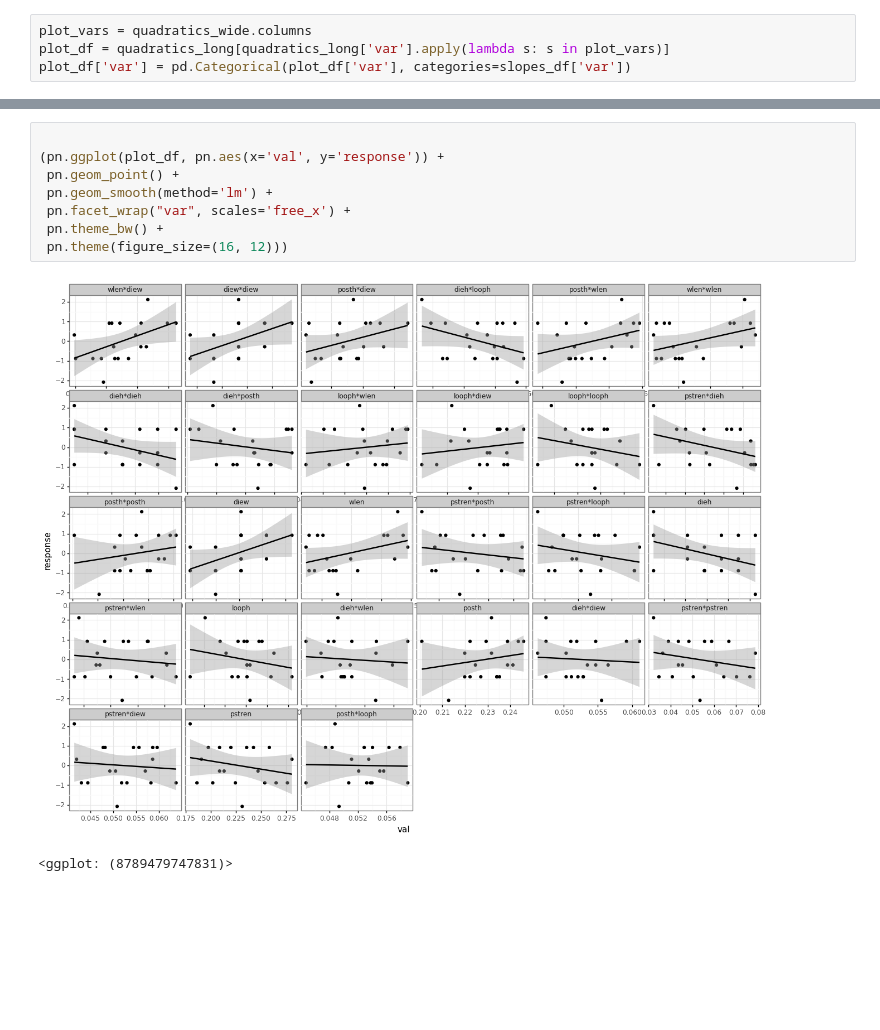
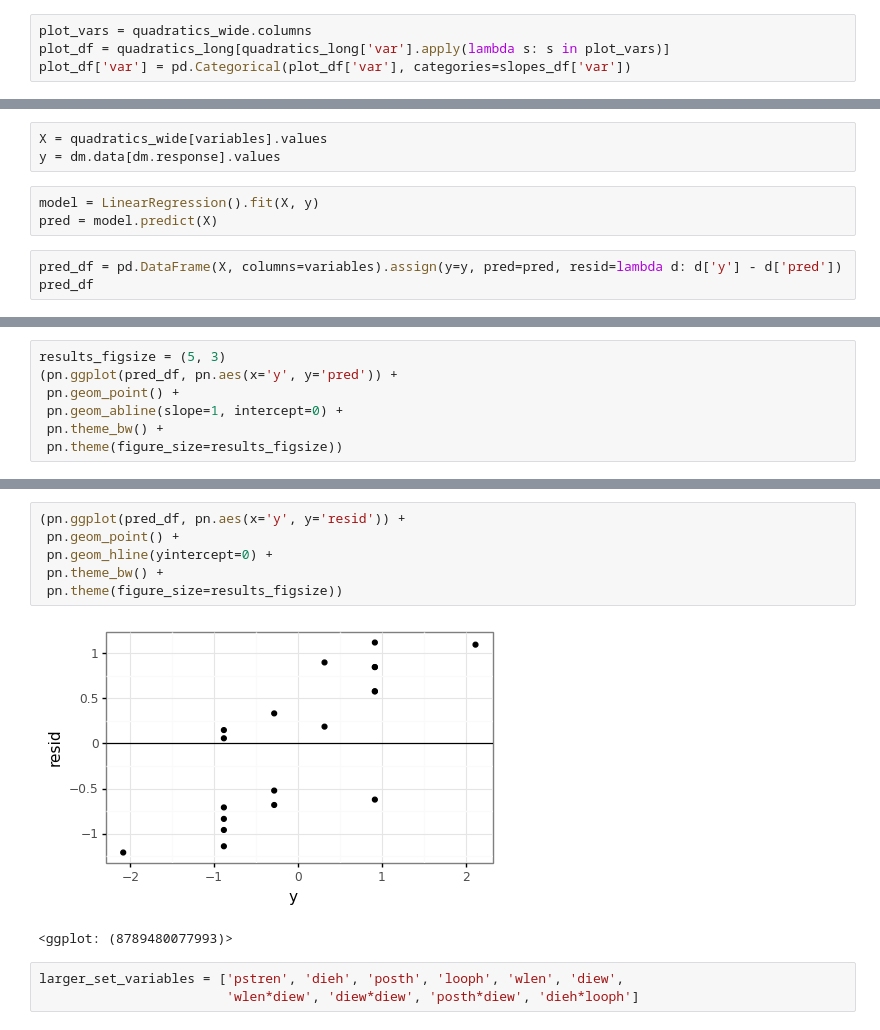
Before and after one commit to allswellthatsmaxwell/surrogates, a Jupyter notebook: 00_ch1.ipynb, the cells around one changed output, grey strips where cells are left out. Cells and saved outputs as stored; diff of their text form; blank space fills up the shorter version.

Commit message:
predicted, plotted predictions and residuals

```diff
--- a/00_ch1.ipynb
+++ b/00_ch1.ipynb
@@ -223,0 +331,9 @@ plot_df['var'] = pd.Categorical(plot_df['var'], categories=slopes_df['var'])
+# %%
+X = quadratics_wide[variables].values
+y = dm.data[dm.response].values
+# %%
+model = LinearRegression().fit(X, y)
+pred = model.predict(X)
+# %%
+pred_df = pd.DataFrame(X, columns=variables).assign(y=y, pred=pred, resid=lambda d: d['y'] - d['pred'])
+pred_df
@@ -223,0 +358,7 @@ plot_df['var'] = pd.Categorical(plot_df['var'], categories=slopes_df['var'])
+# %%
+results_figsize = (5, 3)
+(pn.ggplot(pred_df, pn.aes(x='y', y='pred')) +
+ pn.geom_point() +
+ pn.geom_abline(slope=1, intercept=0) +
+ pn.theme_bw() +
+ pn.theme(figure_size=results_figsize))
@@ -224,11 +368,12 @@ plot_df['var'] = pd.Categorical(plot_df['var'], categories=slopes_df['var'])
 # %%
-
-(pn.ggplot(plot_df, pn.aes(x='val', y='response')) +
+(pn.ggplot(pred_df, pn.aes(x='y', y='resid')) +
  pn.geom_point() +
- pn.geom_smooth(method='lm') +
- pn.facet_wrap("var", scales='free_x') +
+ pn.geom_hline(yintercept=0) +
  pn.theme_bw() +
- pn.theme(figure_size=(16, 12)))
+ pn.theme(figure_size=results_figsize))
 # %% [output]
-[figure, old version]
+[figure, new version]
-<ggplot: (8789479747831)>
+<ggplot: (8789480077993)>
+# %%
+larger_set_variables = ['pstren', 'dieh', 'posth', 'looph', 'wlen', 'diew',
+                        'wlen*diew', 'diew*diew', 'posth*diew', 'dieh*looph']
```
Also changed, not shown: parts of 13 cells of this notebook.
